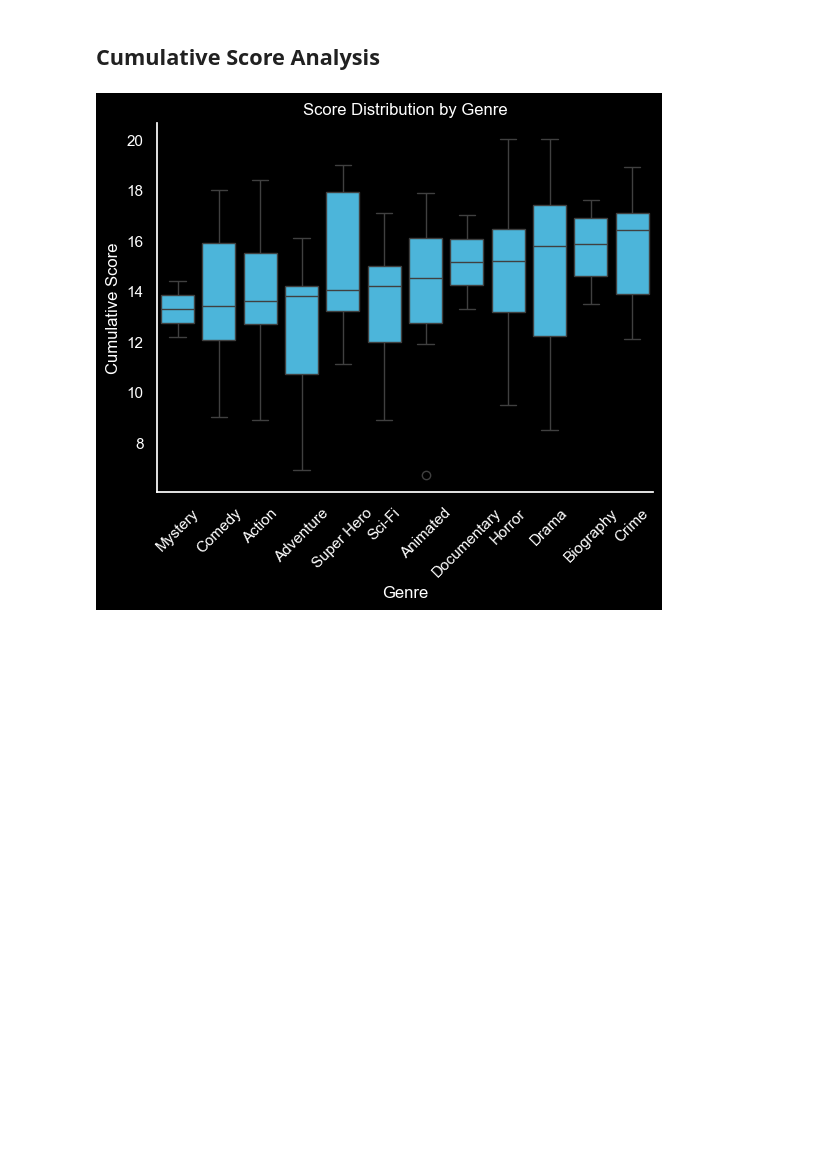
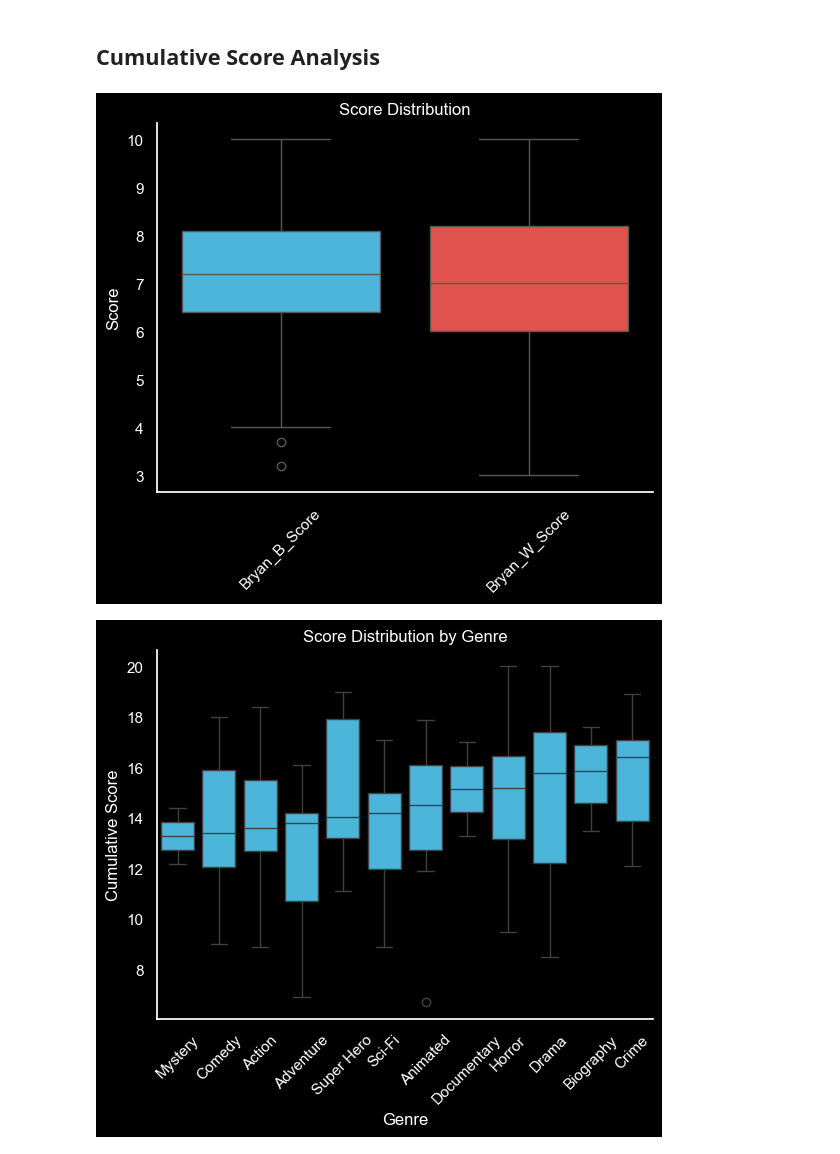
Before and after one commit to LKrae/Visualization_Project_Podcast, a Jupyter notebook: Visualization_Podcast.ipynb, the cells around one changed output. Saved outputs shown, nothing was run; the diff lists cells and outputs as text; code cells hidden in the pictures; blank space fills up the shorter version.

```diff
--- a/Visualization_Podcast.ipynb
+++ b/Visualization_Podcast.ipynb
@@ -158,6 +158,24 @@ ax.spines['bottom'].set_visible(True);
 [figure]
 # %% [markdown]
 ## Cumulative Score Analysis
+# %%
+#score comparison
+my_pal = {'Bryan_B_Score': colors[0], 'Bryan_W_Score': colors[1]}
+
+ax = sns.boxplot(data=df[['Bryan_B_Score', 'Bryan_W_Score']], palette=my_pal)
+
+#plot
+#create palette
+plt.style.use('dark_background')
+plt.title("Score Distribution")
+ax.set(xlabel='', ylabel='Score')
+ax.tick_params(axis='x', labelrotation = 45)
+ax.spines['right'].set_visible(False)
+ax.spines['top'].set_visible(False)
+ax.spines['left'].set_visible(True)
+ax.spines['bottom'].set_visible(True);
+# %% [output]
+[figure, added]
 # %%
 #pivot the data
 cumulative_pivot = df.pivot_table(index='Title', columns='Genre',values='Cumulative_Score')
```
Also changed, not shown: parts of 3 cells of this notebook, 2 other files.
